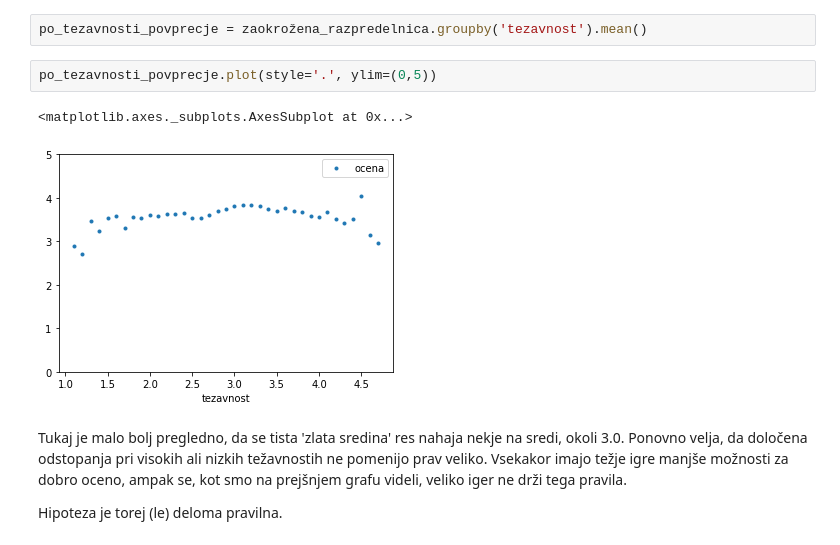
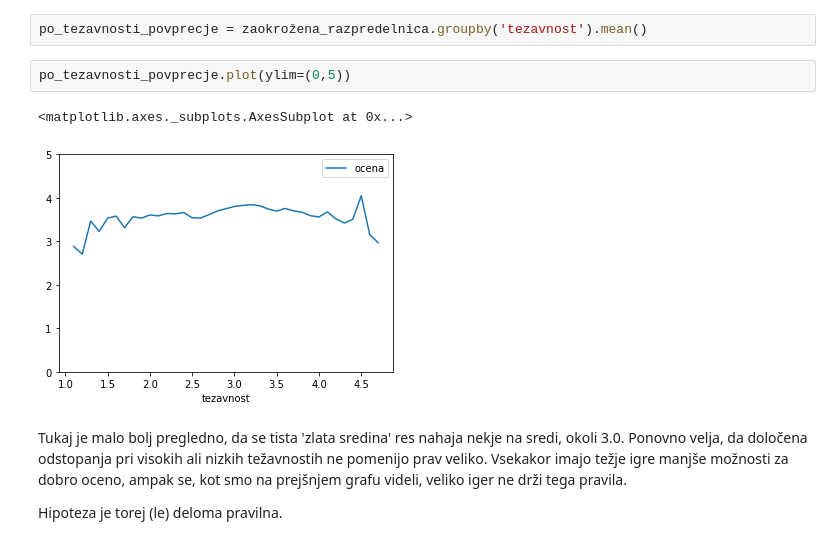
Before and after one commit to TGlinsek/Primerjava-znanih-videoiger, a Jupyter notebook: analiza_podatkov/analiza_iger.ipynb, the cells around one changed output. Drawn from its saved outputs; the diff is of its cells as text.

```diff
--- a/analiza_podatkov/analiza_iger.ipynb
+++ b/analiza_podatkov/analiza_iger.ipynb
@@ -107,10 +105,10 @@ zaokrožena_razpredelnica = zaokrožene_težavnosti(združena_razpredelnica)
 # %%
 po_tezavnosti_povprecje = zaokrožena_razpredelnica.groupby('tezavnost').mean()
 # %%
-po_tezavnosti_povprecje.plot(style='.', ylim=(0,5))
+po_tezavnosti_povprecje.plot(ylim=(0,5))
 # %% [output]
 <matplotlib.axes._subplots.AxesSubplot at 0x...>
-[figure, old version]
+[figure, new version]
 # %% [markdown]
 Tukaj je malo bolj pregledno, da se tista 'zlata sredina' res nahaja nekje na sredi, okoli 3.0. Ponovno velja, da določena odstopanja pri visokih ali nizkih težavnostih ne pomenijo prav veliko. Vsekakor imajo težje igre manjše možnosti za dobro oceno, ampak se, kot smo na prejšnjem grafu videli, veliko iger ne drži tega pravila.
 
```
Also changed, not shown: parts of 30 cells of this notebook.
